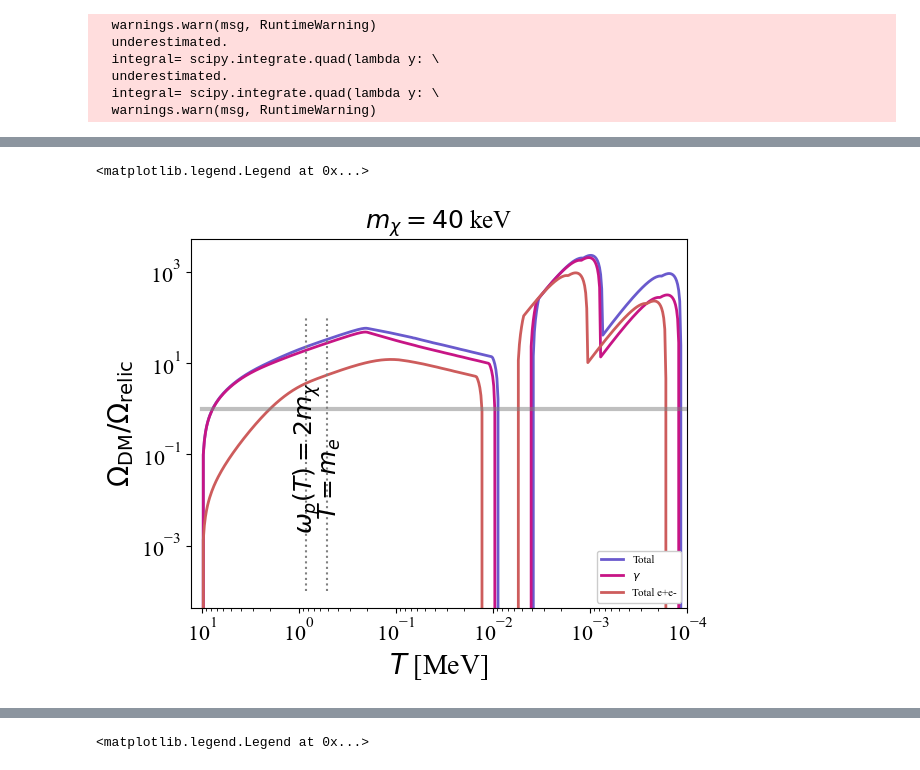
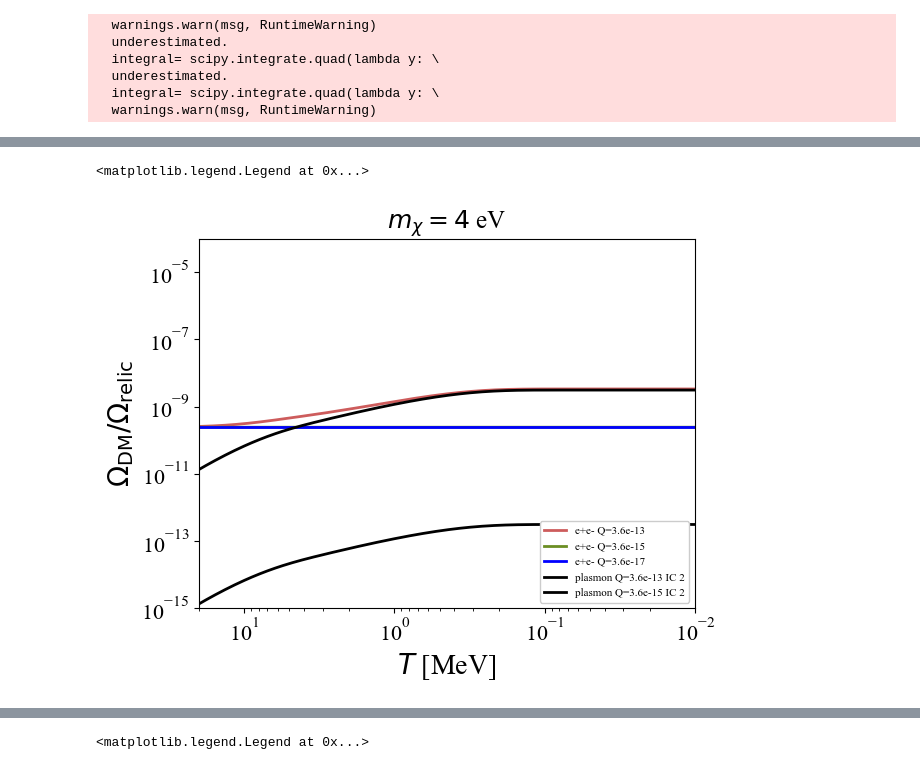
Before and after one commit to ellailes/irreducible-mcp, a Jupyter notebook: numerical_boltzmann.ipynb, the cells around one changed output, grey strips where cells are left out. Saved outputs shown, nothing was run; the diff lists cells and outputs as text; code cells hidden in the pictures.

```diff
--- a/numerical_boltzmann.ipynb
+++ b/numerical_boltzmann.ipynb
@@ -23,8 +87,10 @@ rc('font',**{'size':14, 'family':'serif','serif':['Times New Roman']})
 # %%
-relic40 =irr.relic(3.6e-11, 0.04, whole_shebang=True)
+#relic40_new =relic(3.6e-11, 0.04, whole_shebang=True)
 #relic40_old = old_relic(3.6e-11, 0.04,whole_shebang = True)
-relic_ann40 = irr.relic_ann(3.6e-11, 0.04,whole_shebang = True)
+relic_ann40m13 = relic_ann(3.6e-13, 4e-6,whole_shebang = True)
+relic_ann40m15 = relic_ann(3.6e-15, 4e-6,whole_shebang = True)
+relic_ann40m17 = relic_ann(3.6e-17, 4e-6,whole_shebang = True)
 #relic_ann40_old = old_relic_ann(3.6e-11, 0.04,whole_shebang = True)
-relic_plas40 = irr.relic_plas(3.6e-11, 0.04,whole_shebang = True)
+#relic_plas40_new = relic_plas(3.6e-11, 0.04,whole_shebang = True)
 #relic_plas40_old = old_relic_plas(3.6e-11, 0.04,whole_shebang = True)
 # %% [output]
@@ -44,0 +131,3 @@ Number Density Annihilations: [0.00000000e+00 6.26123823e-05]
+# %%
+relic_ann40m13IC = relic_ann(3.6e-13, 4e-6,whole_shebang = True, IC = True)
+relic_ann40m15IC = relic_ann(3.6e-15, 4e-6,whole_shebang = True, IC = True)
@@ -45,36 +152,32 @@ Number Density Annihilations: [0.00000000e+00 6.26123823e-05]
 # %%
 f, ax = plt.subplots()
-#alist = np.logspace(-1.9, 1.5)
-alist = np.logspace(-1, 4.5,num = 500)
-#print(np.shape(relic40),np.shape(irr.T(alist)))
-ax.loglog(irr.T(alist), relic40/irr.nxrelic(0.04, irr.T(100))*alist**3/100**3,lw=2,c='SlateBlue',label = 'Total')
-#ax.loglog(irr.T(alist), relic40_old/irr.nxrelic(0.04, irr.T(100))*alist**3/100**3,lw=2,c='mediumblue', label = 'Total old')
-ax.loglog(irr.T(alist), relic_plas40/irr.nxrelic(0.04, irr.T(100))*alist**3/100**3,lw=2,c='mediumvioletred',label = '$\gamma$')
-#ax.loglog(irr.T(alist), relic_plas40_old/irr.nxrelic(0.04, irr.T(100))*alist**3/100**3,lw=2,c='deeppink', label = 'e+e- old')
-
-#alist = np.logspace(-2.4, 1.12,num=500)
-ax.loglog(irr.T(alist), relic_ann40/irr.nxrelic(0.04, irr.T(100))*alist**3/100**3,lw=2,c='IndianRed',label = r'Total e+e-')
-#ax.loglog(irr.T(alist), relic_ann40_old/irr.nxrelic(0.04, irr.T(100))*alist**3/100**3,lw=2,c='lightcoral',label = r'Total $\gamma$ old')
-
+alist = np.logspace(-1.9, 4.5,num = 500)
+#ax.loglog(irr.T(alist), relic40_new/irr.nxrelic(0.04, irr.T(100))*alist**3/100**3,lw=2,c='SlateBlue',label = 'Total')
+#ax.loglog(irr.T(alist), relic_plas40_new/irr.nxrelic(0.04, irr.T(100))*alist**3/100**3,lw=2,c='mediumvioletred',label = '$\gamma$')
+ax.loglog(irr.T(alist), relic_ann40m13/irr.nxrelic(4e-6, irr.T(100))*alist**3/100**3,lw=2,c='IndianRed',label = r'e+e- Q=3.6e-13')
+ax.loglog(irr.T(alist), relic_ann40m15/irr.nxrelic(4e-6, irr.T(100))*alist**3/100**3,lw=2,c='olivedrab',label = r'e+e- Q=3.6e-15')
+ax.loglog(irr.T(alist), relic_ann40m17/irr.nxrelic(4e-6, irr.T(100))*alist**3/100**3,lw=2,c='blue',label = r'e+e- Q=3.6e-17')
 ax.loglog(irr.T(alist), np.ones_like(alist), lw=3, c='gray', alpha=0.5)
+ax.loglog(irr.T(alist), relic_ann40m13IC/irr.nxrelic(4e-6, irr.T(100))*alist**3/100**3,lw=2,c='k',label = r'plasmon Q=3.6e-13 IC 2')
+ax.loglog(irr.T(alist), relic_ann40m15IC/irr.nxrelic(4e-6, irr.T(100))*alist**3/100**3,lw=2,c='k',label = r'plasmon Q=3.6e-15 IC 2')
 
 ax.set_ylabel(r'$\Omega_\mathrm{DM}/\Omega_\mathrm{relic}$', fontsize=20)
 ax.set_xlabel(r'$T$ [MeV]', fontsize=20)
-ax.set_title(r'$m_\chi= 40$ keV', fontsize=18)
-ax.set_xlim([13,0.0001])
-#ax.set_ylim([0.0006, 1.5])
+ax.set_title(r'$m_\chi= 4$ eV', fontsize=18)
+ax.set_xlim([20,0.01])
+ax.set_ylim([10e-16, 10e-5])
 #ax.set_xticklabels(xticklabels,fontsize=16)
 ax.xaxis.set_tick_params(labelsize=16)
 ax.yaxis.set_tick_params(labelsize=16)
 
-ax.vlines(scipy.optimize.fsolve(lambda t: irr.wp(t)-2 *0.04, 1), 1e-4,1e2, color='gray',linestyles=":")
-ax.vlines(irr.me, 1e-4,1e2,color='gray',linestyles=":")
+#ax.vlines(scipy.optimize.fsolve(lambda t: irr.wp(t)-2 *0.04, 1), 1e-4,1e2, color='gray',linestyles=":")
+#ax.vlines(irr.me, 1e-4,1e2,color='gray',linestyles=":")
 
-ax.text(0.65, 0.005, r'$T = m_e$',rotation=90,fontsize=18)
-ax.text(1.2, 0.003, r'$\omega_p(T) = 2 m_\chi$',rotation=90, fontsize=18)
+#ax.text(0.65, 0.005, r'$T = m_e$',rotation=90,fontsize=18)
+#ax.text(1.2, 0.003, r'$\omega_p(T) = 2 m_\chi$',rotation=90, fontsize=18)
 #ax.text(16, 0.3, r'$m_\chi = 40$ keV',fontsize=20)
 
 ax.legend(framealpha=1, loc='lower right', fontsize=8)
 # %% [output]
 <matplotlib.legend.Legend at 0x...>
-[figure, old version]
+[figure, new version]
```
Also changed, not shown: parts of 10 cells of this notebook, 10 other files.
